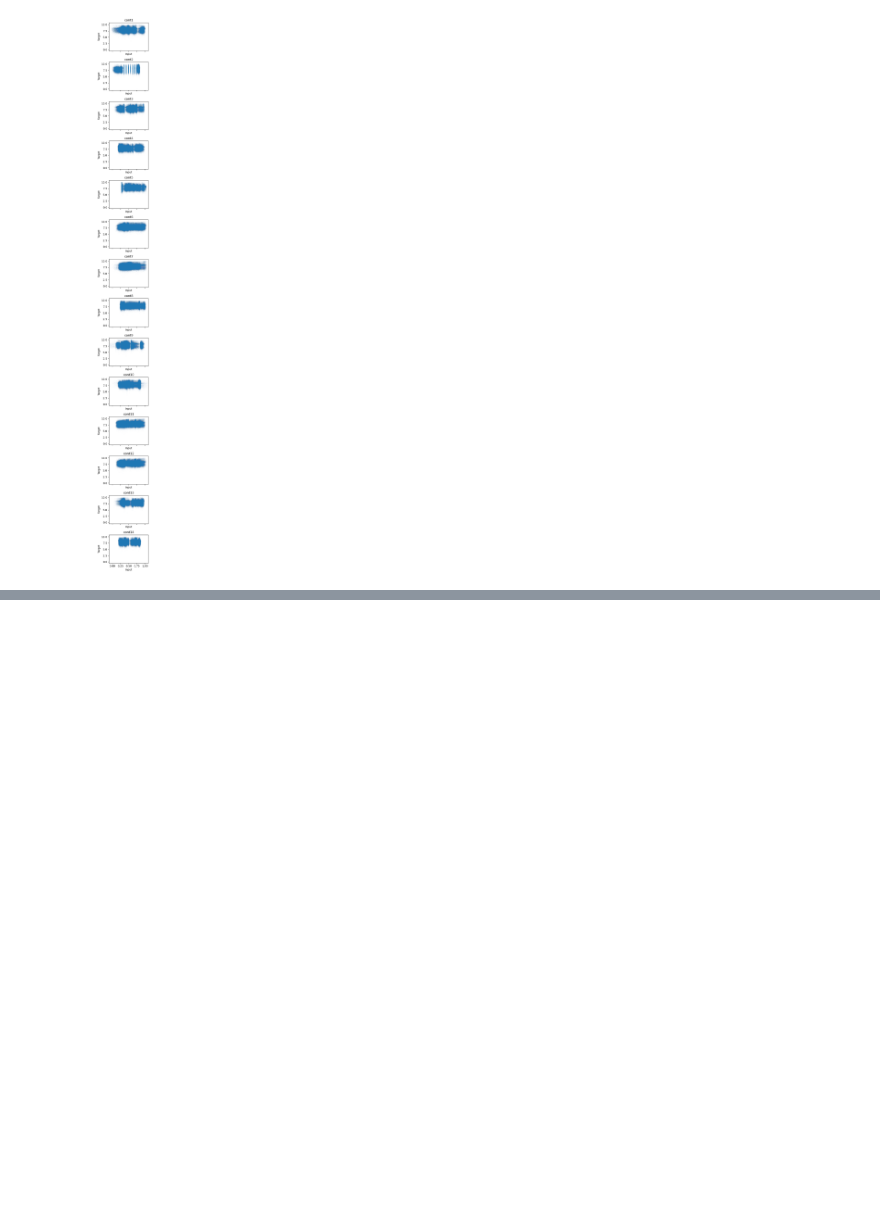
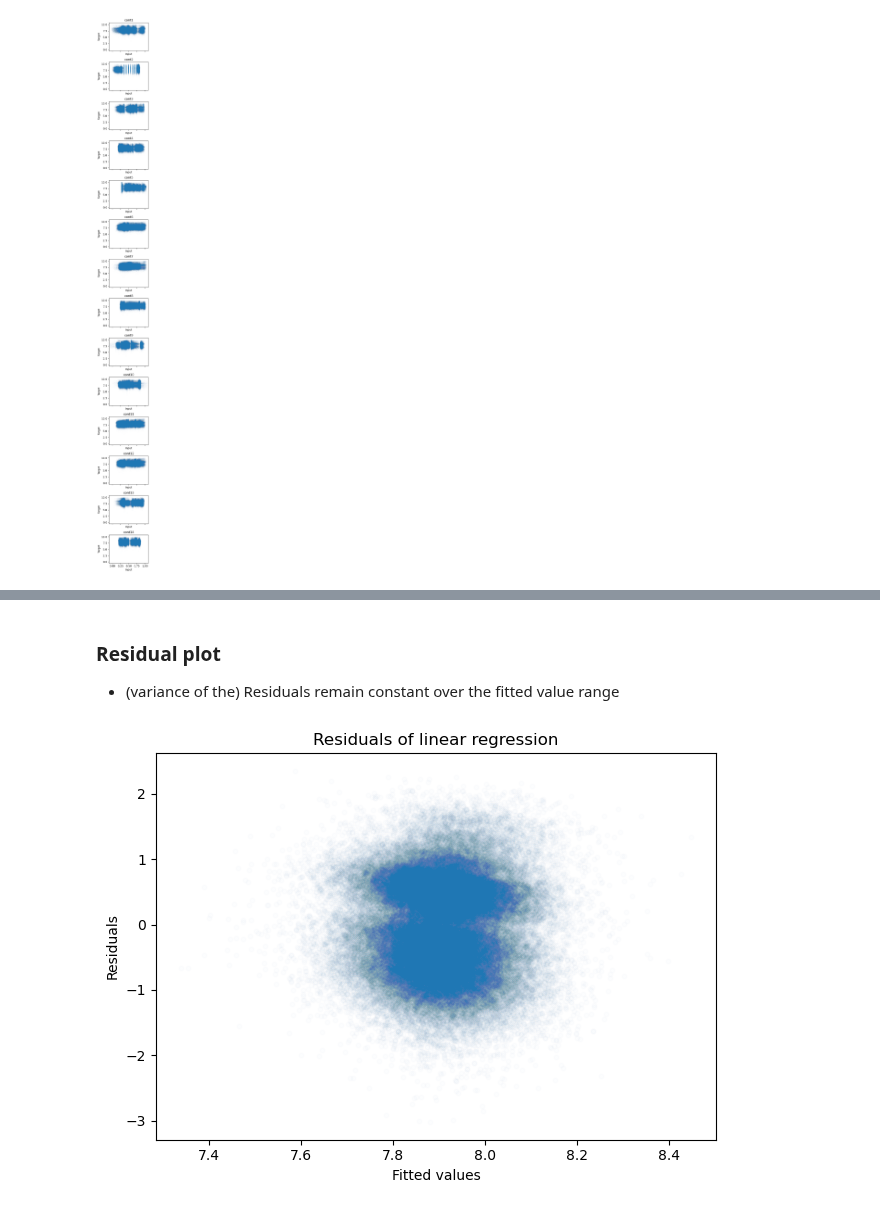
Before and after one commit to luukvanroessel/ML, a Jupyter notebook: practice/playground_series/jan_2021/analysis.ipynb, the cells around one changed output, grey strips where cells are left out. Cells and saved outputs as stored; diff of their text form; code cells hidden in the pictures; blank space fills up the shorter version.

```diff
--- a/practice/playground_series/jan_2021/analysis.ipynb
+++ b/practice/playground_series/jan_2021/analysis.ipynb
@@ -97,0 +115,16 @@ plt.tight_layout()
+# %% [markdown]
+### Residual plot
+
+- (variance of the) Residuals remain constant over the fitted value range
+# %%
+residuals_lin_reg_all = y_test - y_pred
+
+fig, ax = plt.subplots()
+ax.scatter(x = y_pred, y = residuals_lin_reg_all, alpha = 0.01, s= 10)
+ax.set_title('Residuals of linear regression')
+ax.set_xlabel('Fitted values')
+ax.set_ylabel('Residuals')
+
+plt.tight_layout()
+# %% [output]
+[figure, added]
```
Also changed, not shown: parts of 15 cells of this notebook.
